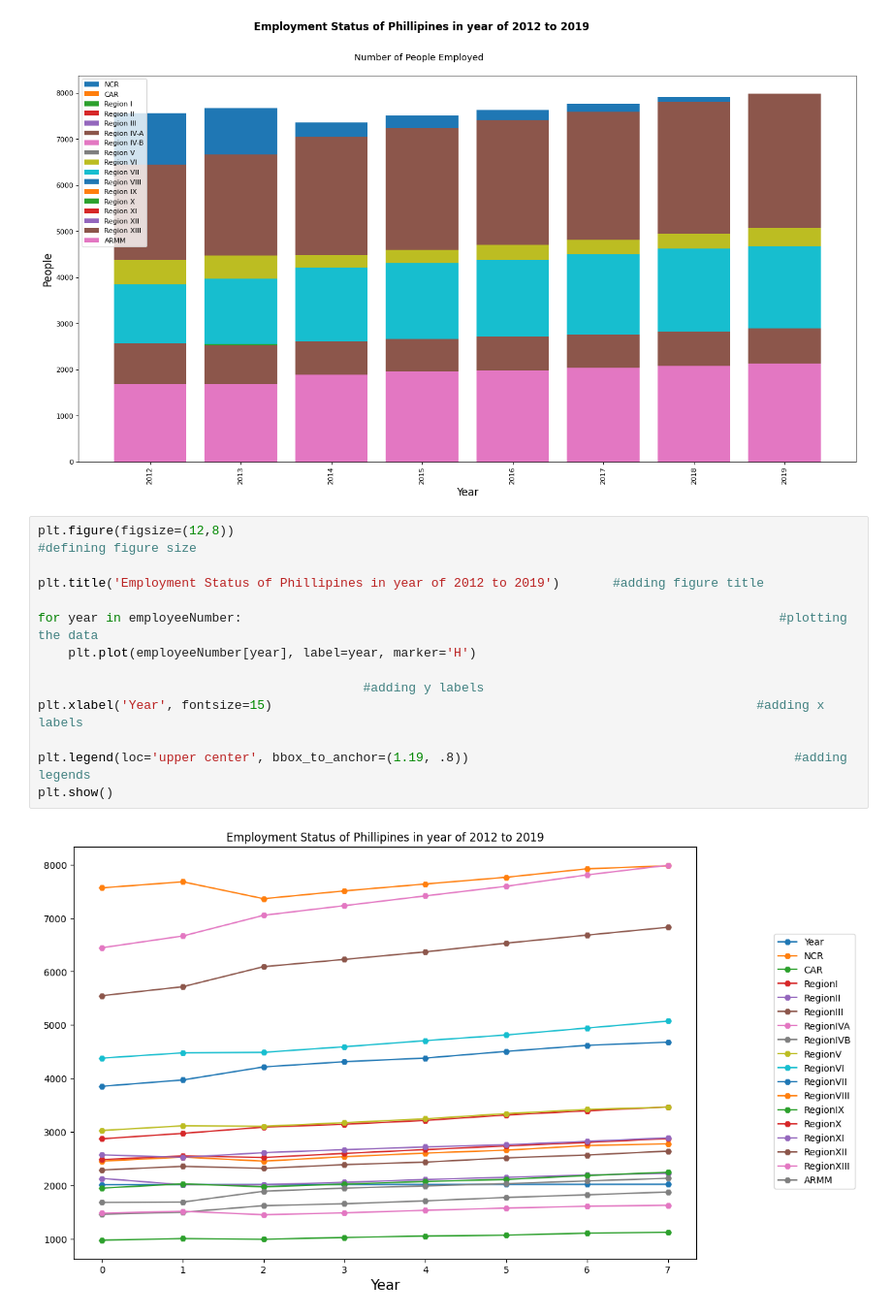
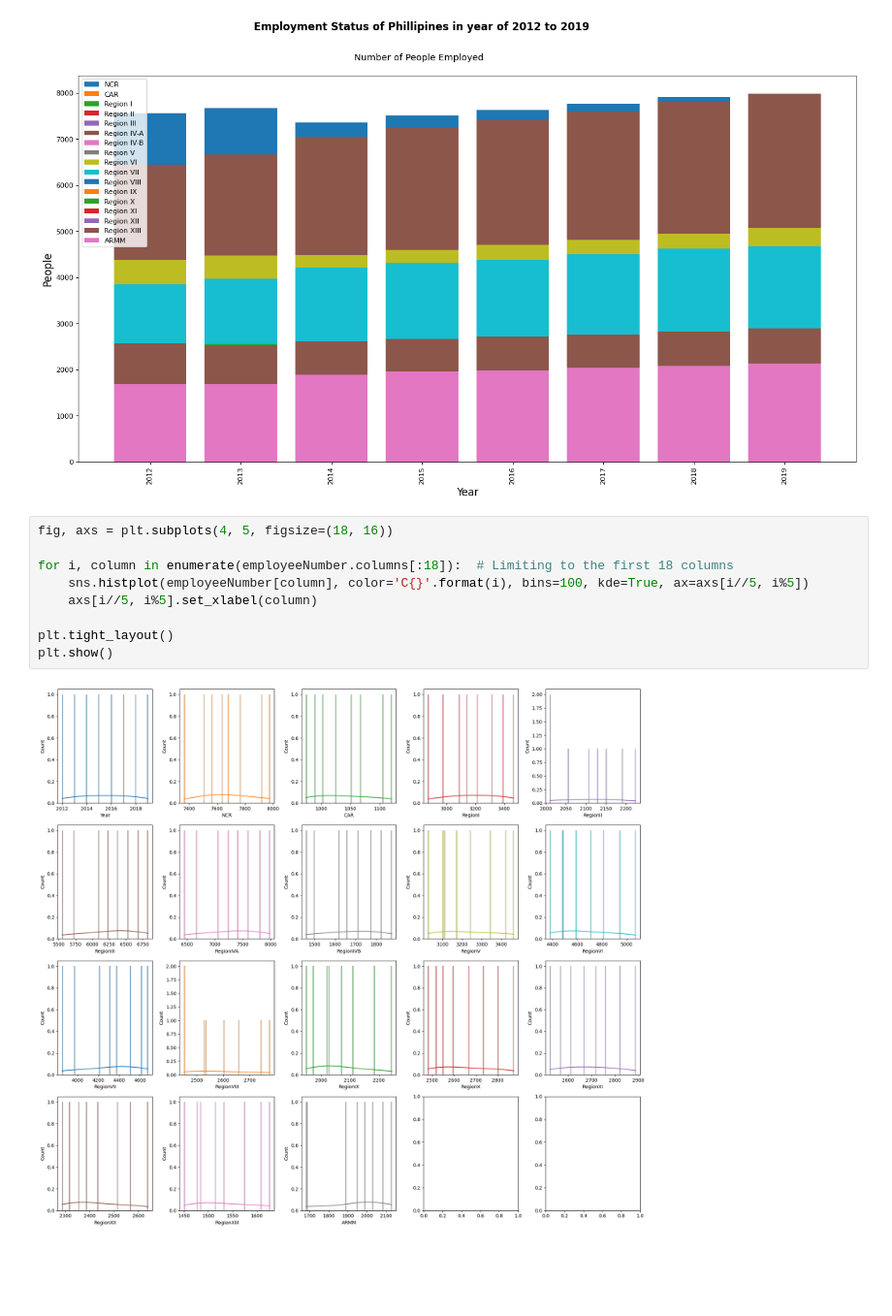
Before and after one commit to KuyaGit/dataanalyticsfinals, a Jupyter notebook: data.ipynb, the cells around one changed output. Shown: that part at 97% size. Cells and saved outputs as stored; diff of their text form; blank space fills up the shorter version.

```diff
--- a/data.ipynb
+++ b/data.ipynb
@@ -234,18 +228,14 @@ fig.text(
 plt.show()
 # %% [output]
 [figure]
-# %%
-plt.figure(figsize=(12,8))                                                                          #defining figure size
-
-plt.title('Employment Status of Phillipines in year of 2012 to 2019')       #adding figure title
-
-for year in employeeNumber:                                                                       #plotting the data
-    plt.plot(employeeNumber[year], label=year, marker='H')
-
-                                           #adding y labels
-plt.xlabel('Year', fontsize=15)                                                                #adding x labels
-
-plt.legend(loc='upper center', bbox_to_anchor=(1.19, .8))                                           #adding legends
-plt.show()
-# %% [output]
-[figure, removed]
+# %%
+fig, axs = plt.subplots(4, 5, figsize=(18, 16))
+
+for i, column in enumerate(employeeNumber.columns[:18]):  # Limiting to the first 18 columns
+    sns.histplot(employeeNumber[column], color='C{}'.format(i), bins=100, kde=True, ax=axs[i//5, i%5])
+    axs[i//5, i%5].set_xlabel(column)
+
+plt.tight_layout()
+plt.show()
+# %% [output]
+[figure, added]
```
Also changed, not shown: parts of 6 cells of this notebook.
